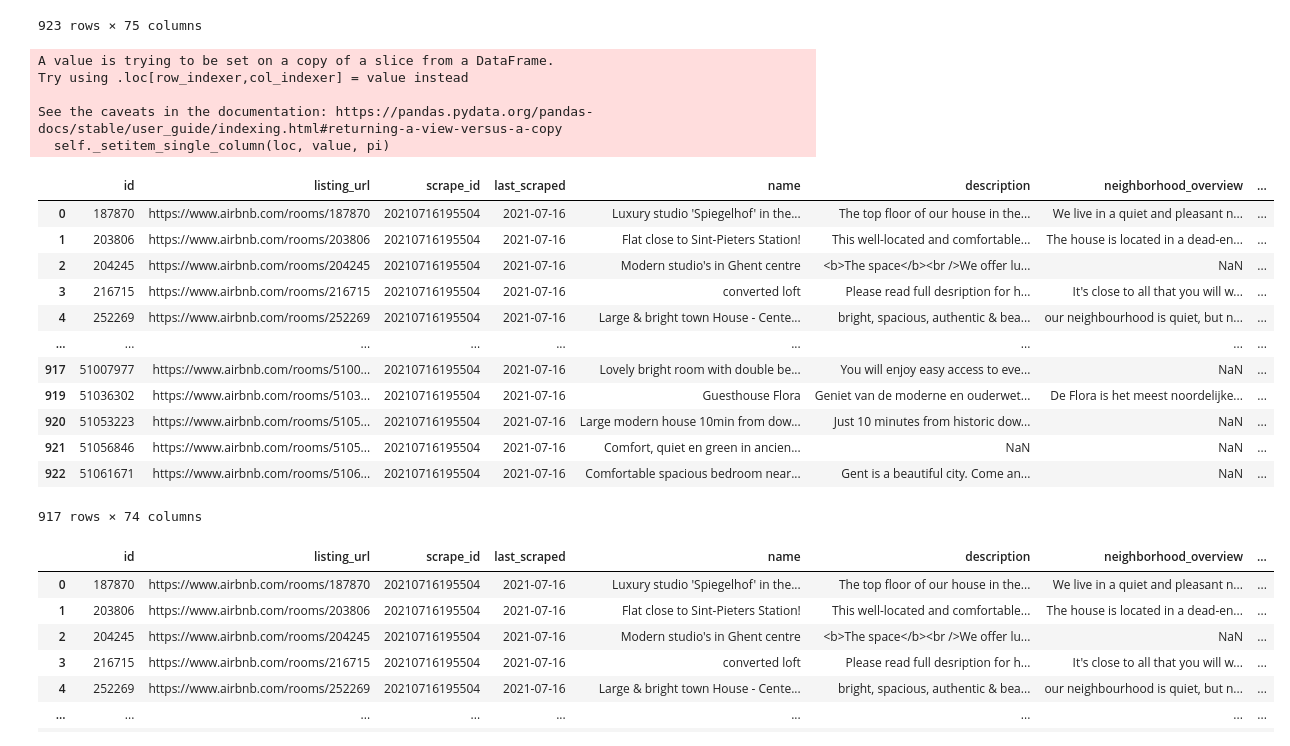
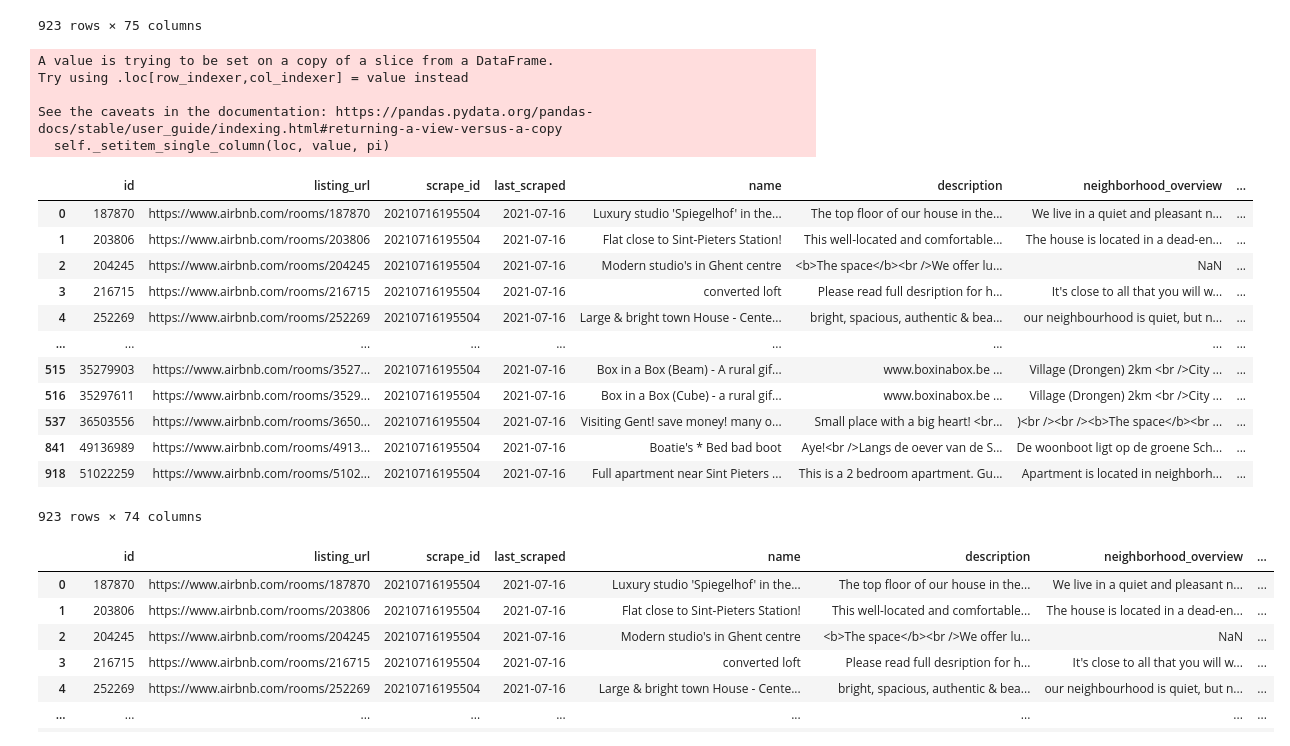
Before and after one commit to tibovdc/ProjectML, a Jupyter notebook: Sprint1.ipynb, the cells around one changed output. Cells and saved outputs as stored; diff of their text form; code cells hidden in the pictures.

```diff
--- a/Sprint1.ipynb
+++ b/Sprint1.ipynb
@@ -37,40 +37,40 @@ shifted['host_since']
 for row in range(0, len(shifted)):
     shifted.iloc[row,6] = shifted.iloc[row,6] + " ****** " + shifted.iloc[row,7]
     for col in range( 7, (len(shifted.keys())-1) ):
         shifted.iloc[row,col] = shifted.iloc[row,col+1]
 
 
 # ******************************************************************************************************************
 
 
 # data_cleaned.append(shifted)
 
-pd.concat([data_cleaned, shifted])
+data_cleaned = pd.concat([data_cleaned, shifted])
 
 # For now we don't use this shifted data because we lose important data. We just drop the wrong records.
 # We drop the last column as it's a useless column created by the excessive comma.
 data_cleaned = data_cleaned.drop(columns=['Unnamed: 74'])
 
 data_cleaned
 # %% [output]
 A value is trying to be set on a copy of a slice from a DataFrame.
 Try using .loc[row_indexer,col_indexer] = value instead
 
 See the caveats in the documentation: https://pandas.pydata.org/pandas-docs/stable/user_guide/indexing.html#returning-a-view-versus-a-copy
   self._setitem_single_column(loc, value, pi)
 |  | id | listing_url | scrape_id | last_scraped | name | description | neighborhood_overview | ... |
 | 0 | 187870 | https://www.airbnb.com/rooms/187870 | 20210716195504 | 2021-07-16 | Luxury studio 'Spiegelhof' in the... | The top floor of our house in the... | We live in a quiet and pleasant n... | ... |
 | 1 | 203806 | https://www.airbnb.com/rooms/203806 | 20210716195504 | 2021-07-16 | Flat close to Sint-Pieters Station! | This well-located and comfortable... | The house is located in a dead-en... | ... |
 | 2 | 204245 | https://www.airbnb.com/rooms/204245 | 20210716195504 | 2021-07-16 | Modern studio's in Ghent centre | <b>The space</b><br />We offer lu... | NaN | ... |
 | 3 | 216715 | https://www.airbnb.com/rooms/216715 | 20210716195504 | 2021-07-16 | converted loft | Please read full desription for h... | It's close to all that you will w... | ... |
 | 4 | 252269 | https://www.airbnb.com/rooms/252269 | 20210716195504 | 2021-07-16 | Large & bright town House - Cente... | bright, spacious, authentic & bea... | our neighbourhood is quiet, but n... | ... |
 | ... | ... | ... | ... | ... | ... | ... | ... | ... |
-| 917 | 51007977 | https://www.airbnb.com/rooms/5100... | 20210716195504 | 2021-07-16 | Lovely bright room with double be... | You will enjoy easy access to eve... | NaN | ... |
-| 919 | 51036302 | https://www.airbnb.com/rooms/5103... | 20210716195504 | 2021-07-16 | Guesthouse Flora | Geniet van de moderne en ouderwet... | De Flora is het meest noordelijke... | ... |
-| 920 | 51053223 | https://www.airbnb.com/rooms/5105... | 20210716195504 | 2021-07-16 | Large modern house 10min from dow... | Just 10 minutes from historic dow... | NaN | ... |
-| 921 | 51056846 | https://www.airbnb.com/rooms/5105... | 20210716195504 | 2021-07-16 | Comfort, quiet en green in ancien... | NaN | NaN | ... |
-| 922 | 51061671 | https://www.airbnb.com/rooms/5106... | 20210716195504 | 2021-07-16 | Comfortable spacious bedroom near... | Gent is a beautiful city. Come an... | NaN | ... |
+| 515 | 35279903 | https://www.airbnb.com/rooms/3527... | 20210716195504 | 2021-07-16 | Box in a Box (Beam) - A rural gif... | www.boxinabox.be ... | Village (Drongen) 2km <br />City ... | ... |
+| 516 | 35297611 | https://www.airbnb.com/rooms/3529... | 20210716195504 | 2021-07-16 | Box in a Box (Cube) - a rural gif... | www.boxinabox.be ... | Village (Drongen) 2km <br />City ... | ... |
+| 537 | 36503556 | https://www.airbnb.com/rooms/3650... | 20210716195504 | 2021-07-16 | Visiting Gent! save money! many o... | Small place with a big heart! <br... | )<br /><br /><b>The space</b><br ... | ... |
+| 841 | 49136989 | https://www.airbnb.com/rooms/4913... | 20210716195504 | 2021-07-16 | Boatie's * Bed bad boot | Aye!<br />Langs de oever van de S... | De woonboot ligt op de groene Sch... | ... |
+| 918 | 51022259 | https://www.airbnb.com/rooms/5102... | 20210716195504 | 2021-07-16 | Full apartment near Sint Pieters ... | This is a 2 bedroom apartment. Gu... | Apartment is located in neighborh... | ... |
-917 rows × 74 columns
+923 rows × 74 columns
 # %%
 # Change t (true) and f (false) to 1 and 0
 data_cleaned['host_is_superhost'] = data_cleaned['host_is_superhost'].replace('t', 1).replace('f', 0)
```
